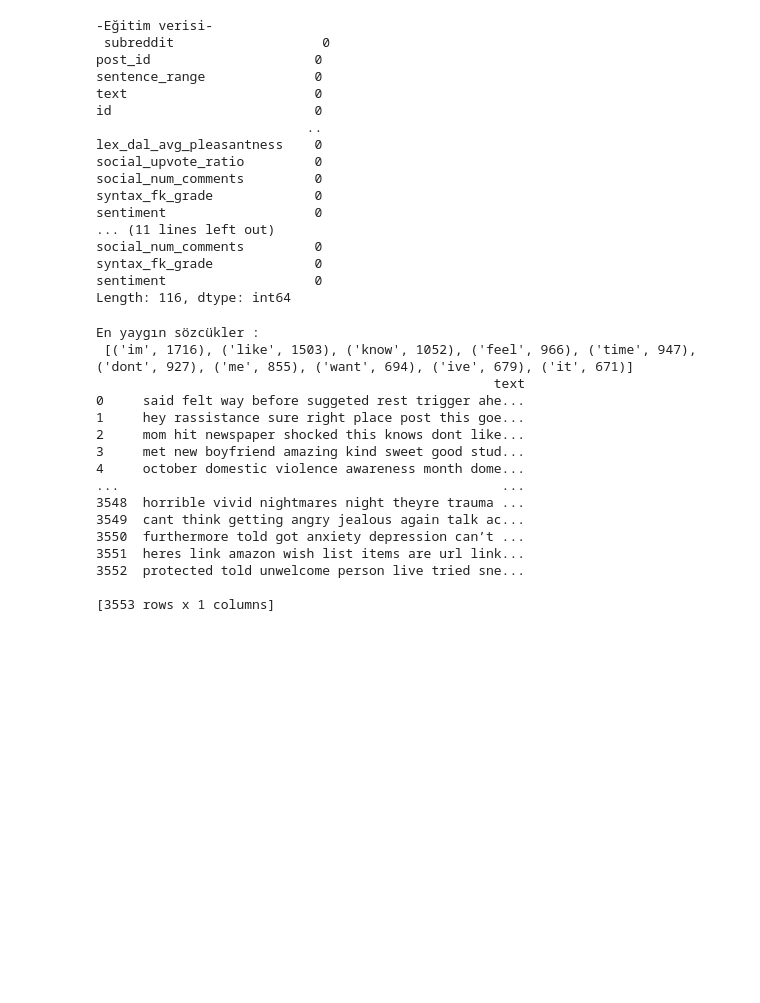
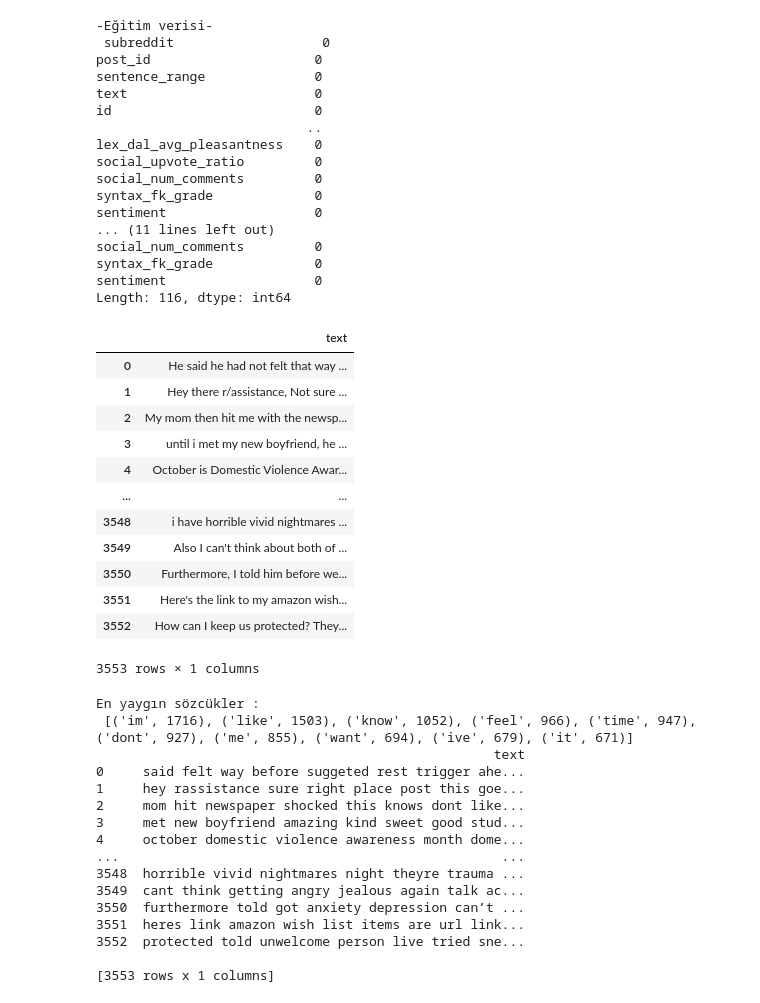
Before and after one commit to CagataySencan/StressAnalysis, a Jupyter notebook: Reddit_Stress_Analysis.ipynb, the cells around one changed output. Drawn from its saved outputs; the diff is of its cells as text; code cells hidden in the pictures; blank space fills up the shorter version.

```diff
--- a/Reddit_Stress_Analysis.ipynb
+++ b/Reddit_Stress_Analysis.ipynb
@@ -62,12 +62,27 @@ Length: 116, dtype: int64
 # %%
 # Train ve test datalarımızı birleştirdik
 X_Train = pd.DataFrame(trainData['text'], columns = ['text'])
 X_Test = pd.DataFrame(testData['text'], columns = ['text'])
 X = pd.concat((X_Train, X_Test), sort=False).reset_index(drop=True)
 
 Y_Train =  pd.DataFrame(trainData['subreddit'], columns = ['subreddit'])
 Y_Test =  pd.DataFrame(testData['subreddit'], columns = ['subreddit'])
 Y =  pd.concat((Y_Train, Y_Test), sort=False).reset_index(drop=True)
+X
+# %% [output]
+|  | text |
+| 0 | He said he had not felt that way ... |
+| 1 | Hey there r/assistance, Not sure ... |
+| 2 | My mom then hit me with the newsp... |
+| 3 | until i met my new boyfriend, he ... |
+| 4 | October is Domestic Violence Awar... |
+| ... | ... |
+| 3548 | i have horrible vivid nightmares ... |
+| 3549 | Also I can't think about both of ... |
+| 3550 | Furthermore, I told him before we... |
+| 3551 | Here's the link to my amazon wish... |
+| 3552 | How can I keep us protected? They... |
+3553 rows × 1 columns
 # %%
 # Önişleme
 nltk.download('wordnet')
```
